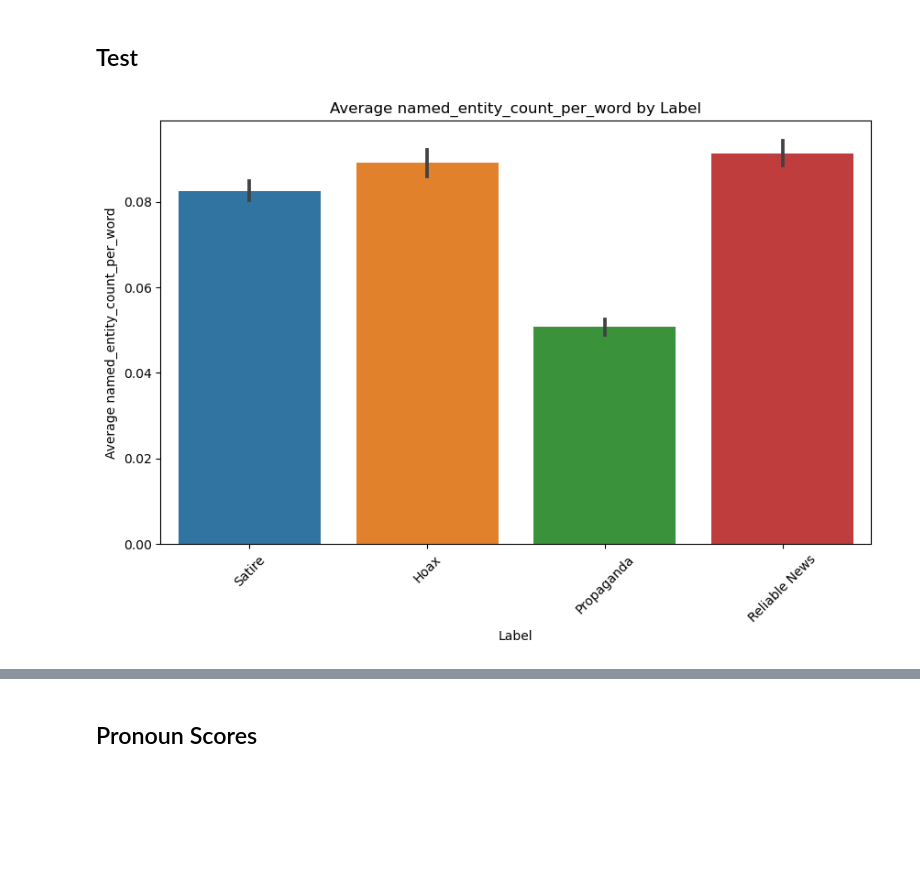
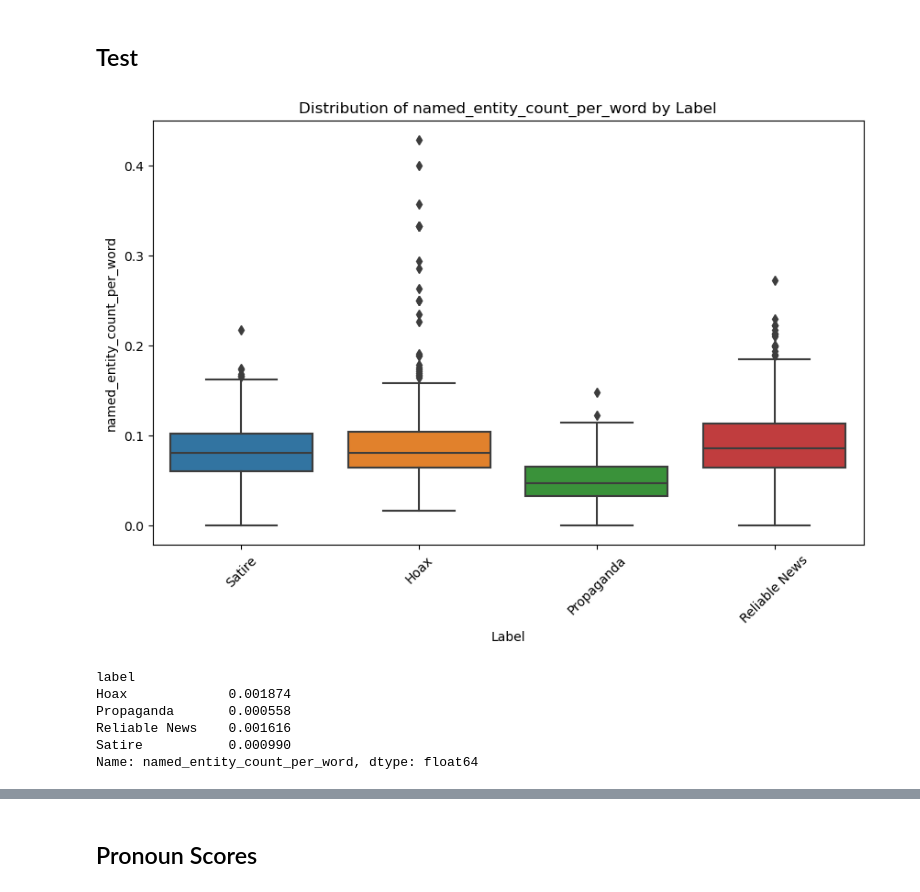
Before and after one commit to CS4248-Team46/CS4248_Group_46_project, a Jupyter notebook: LUN.ipynb, the cells around one changed output, grey strips where cells are left out. Cells and saved outputs as stored; diff of their text form; code cells hidden in the pictures; blank space fills up the shorter version.

```diff
--- a/LUN.ipynb
+++ b/LUN.ipynb
@@ -482,5 +497,25 @@ def plot_feature_by_label(df, feature_name):
 
 # training set
 plot_feature_by_label(df_train, 'named_entity_count_per_word')
+
+
+def plot_feature_by_label(df, feature_name):
+    plt.figure(figsize=(10, 6))
+    sns.boxplot(x='label', y=feature_name, data=df)
+    plt.title(f'Distribution of {feature_name} by Label')
+    plt.xlabel('Label')
+    plt.ylabel(feature_name)
+    plt.xticks(rotation=45)  # Rotate labels if they overlap
+    plt.show()
+
+
+
+variances = df_train.groupby('label')['named_entity_count_per_word'].var()
+
+
+print(variances)
+
+
+plot_feature_by_label(df_train, 'named_entity_count_per_word')
 # %% [output]
 [figure]
@@ -489,5 +531,18 @@ plot_feature_by_label(df_train, 'named_entity_count_per_word')
 # %%
 # test set
 plot_feature_by_label(df_test, 'named_entity_count_per_word')
+variances = df_test.groupby('label')['named_entity_count_per_word'].var()
+
+# Print the variance for each label
+print(variances)
+
+# Example usage with the training set
+plot_feature_by_label(df_test, 'named_entity_count_per_word')
 # %% [output]
-[figure, old version]
+[figure, new version]
+label
+Hoax             0.001874
+Propaganda       0.000558
+Reliable News    0.001616
+Satire           0.000990
+Name: named_entity_count_per_word, dtype: float64
```
Also changed, not shown: parts of 33 cells of this notebook, 5 other files.
